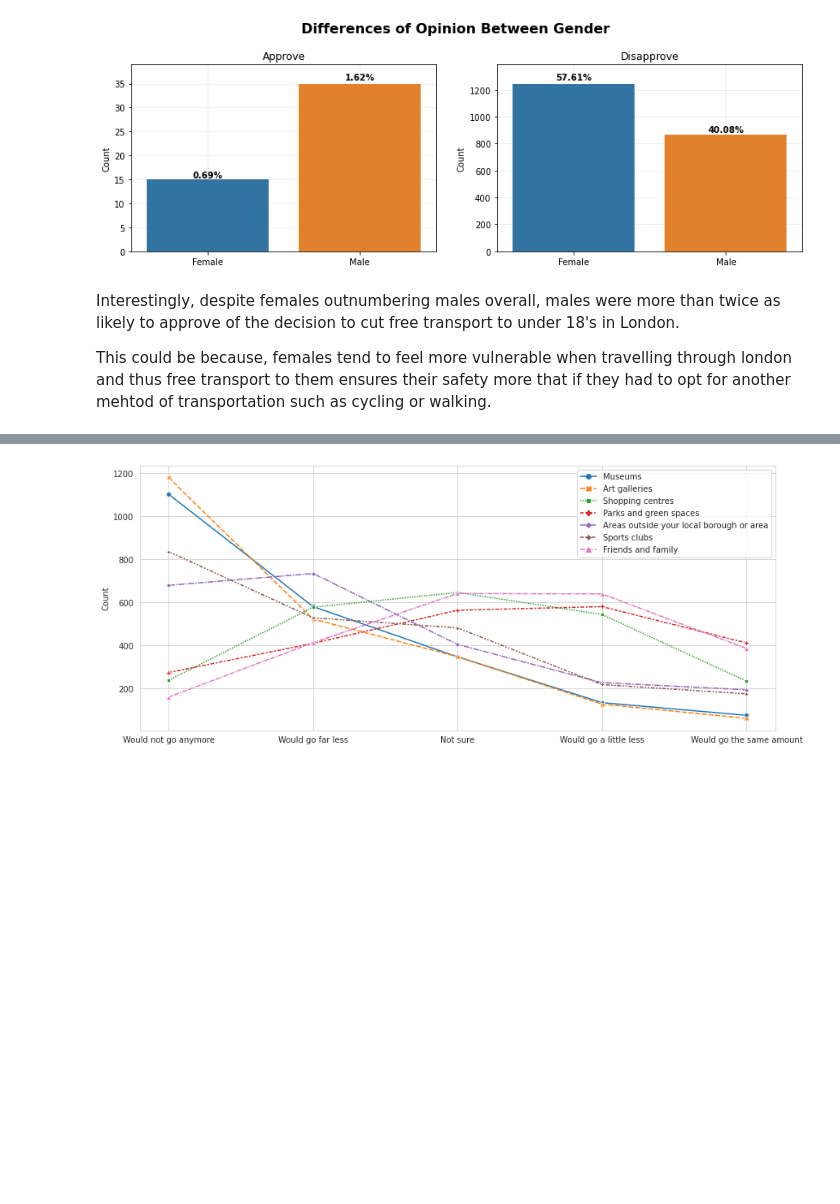
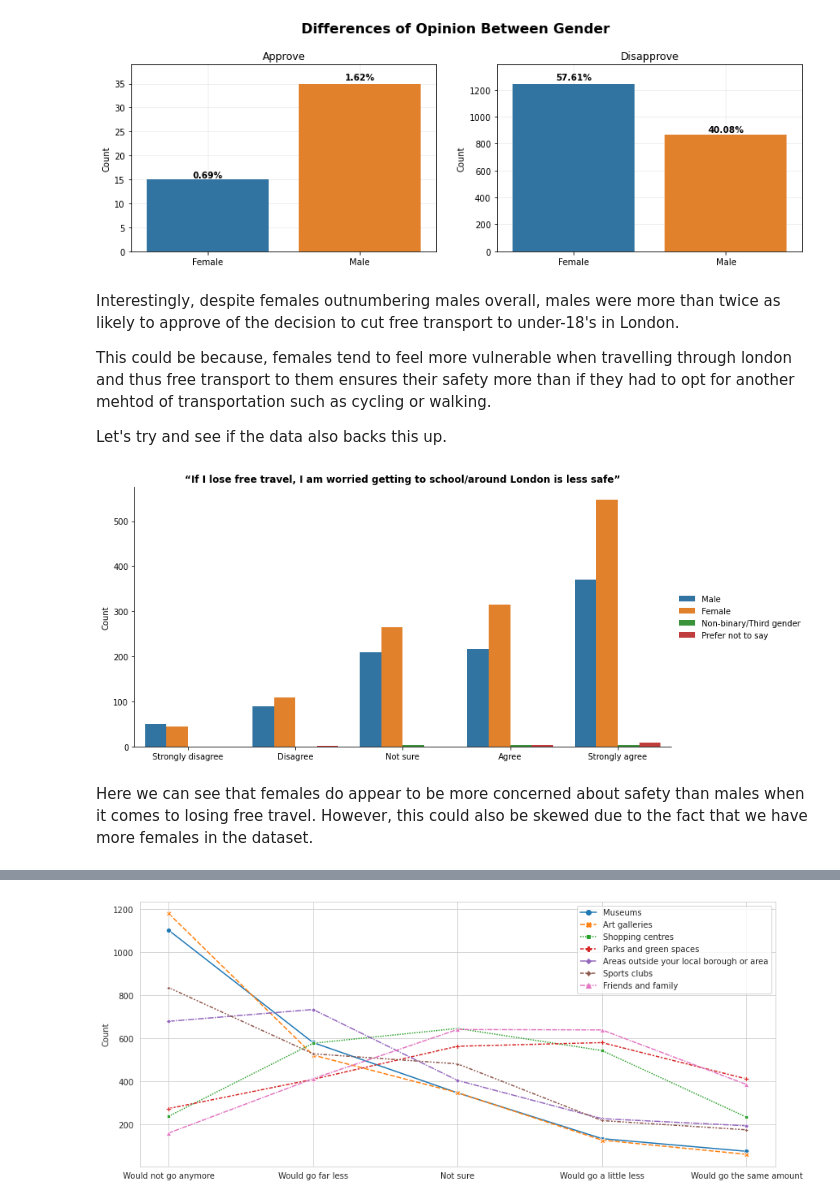
Before and after one commit to dan-grant-hunter/London_Free_Transport, a Jupyter notebook: london_free_transport.ipynb, the cells around one changed output, grey strips where cells are left out. Cells and saved outputs as stored; diff of their text form; code cells hidden in the pictures; blank space fills up the shorter version.

```diff
--- a/london_free_transport.ipynb
+++ b/london_free_transport.ipynb
@@ -314,7 +298,9 @@ null_q13 = df[df.iloc[:,12].isnull()].index.tolist()
 # %%
 # Use 'Other' data from feature 14 to impute missing values in feature 13
 for index in null_q13:
-    if 'and' in df.iloc[index, 13].lower() or 'several' in df.iloc[index, 13].lower() or '+' in df.iloc[index, 13].lower():
+    if 'and' in df.iloc[index, 13].lower() or \
+    'several' in df.iloc[index, 13].lower() or \
+    '+' in df.iloc[index, 13].lower():
         df.iloc[index, 12] = 'Multiple'
     elif 'car' in df.iloc[index, 13].lower() or 'drive' in df.iloc[index, 13].lower():
         df.iloc[index, 12] = 'Car'
@@ -594,6 +583,8 @@ plt.show()
 # %% [output]
 [figure]
 # %% [markdown]
-Interestingly, despite females outnumbering males overall, males were more than twice as likely to approve of the decision to cut free transport to under 18's in London.
+Interestingly, despite females outnumbering males overall, males were more than twice as likely to approve of the decision to cut free transport to under-18's in London.
 
-This could be because, females tend to feel more vulnerable when travelling through london and thus free transport to them ensures their safety more that if they had to opt for another mehtod of transportation such as cycling or walking.
+This could be because, females tend to feel more vulnerable when travelling through london and thus free transport to them ensures their safety more than if they had to opt for another mehtod of transportation such as cycling or walking.
+
+Let's try and see if the data also backs this up.
@@ -602,3 +591,26 @@ This could be because, females tend to feel more vulnerable when travelling thro
+# %%
+# Compare safety by gender
+
+# Response labels
+response_labels = [
+    'Strongly disagree',
+    'Disagree',
+    'Not sure',
+    'Agree',
+    'Strongly agree'
+]
+
+# Plot
+ax = sns.catplot(data=df, x=df.columns[14], kind='count', hue=df.columns[0], height=5, aspect=2)
+ax.legend.set_title(None)
+plt.title(df.columns[14].split('_')[1], weight='bold')
+plt.ylabel('Count')
+plt.xlabel('')
+plt.xticks(np.arange(5), response_labels);
+# %% [output]
+[figure, added]
+# %% [markdown]
+Here we can see that females do appear to be more concerned about safety than males when it comes to losing free travel. However, this could also be skewed due to the fact that we have more females in the dataset.
 # %%
 # View plots for more specific questions
 for feature in df.columns[6:12]:
```
Also changed, not shown: parts of 76 cells of this notebook.
